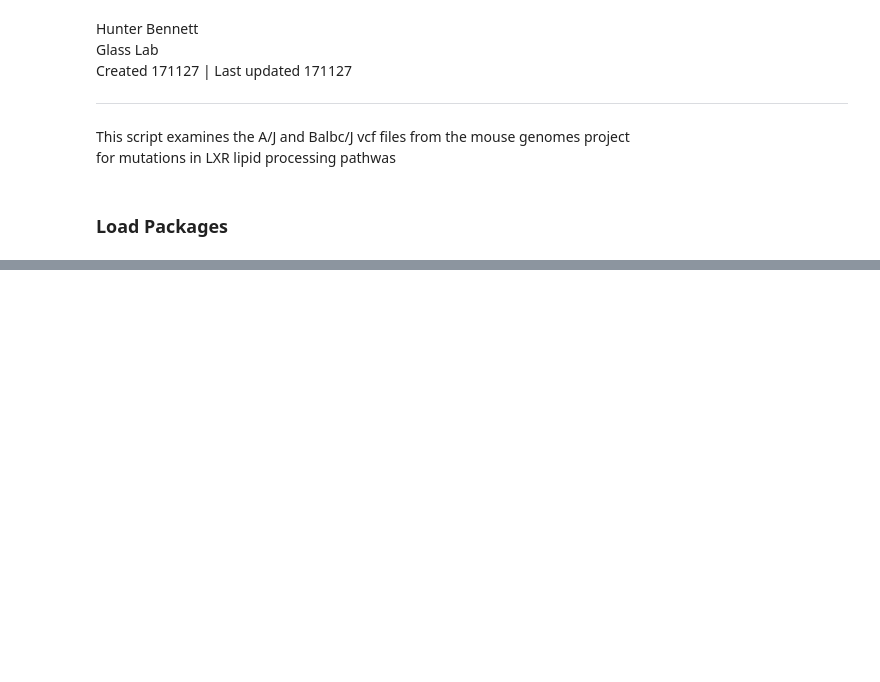
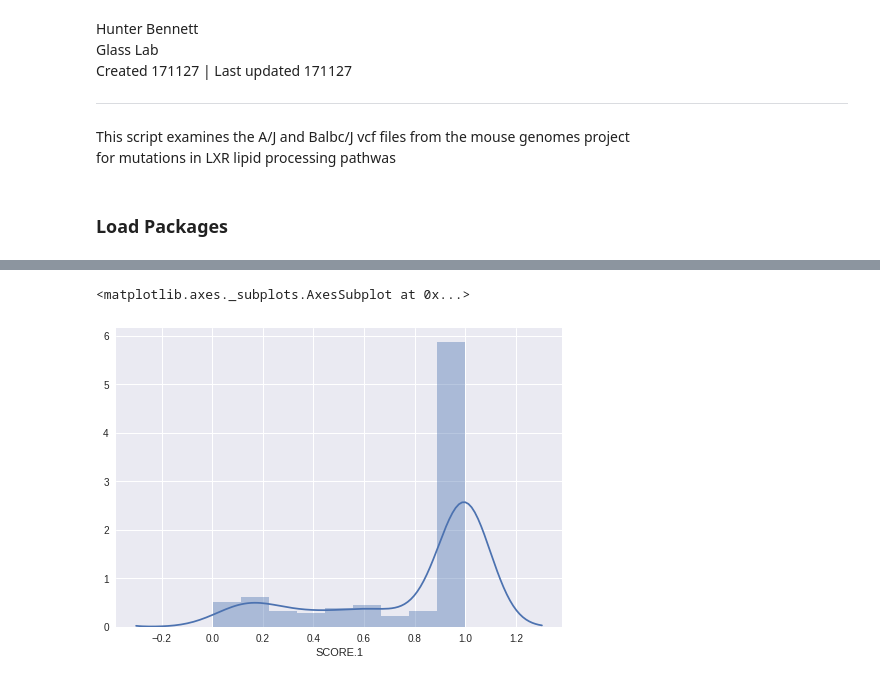
Before and after one commit to HunterBennett/liverStrains, a Jupyter notebook: results/171127_Strain_LXR_Pathway_SNPs.ipynb, the cells around one changed output, grey strips where cells are left out. Drawn from its saved outputs; the diff is of its cells as text; code cells hidden in the pictures; blank space fills up the shorter version.

```diff
--- a/results/171127_Strain_LXR_Pathway_SNPs.ipynb
+++ b/results/171127_Strain_LXR_Pathway_SNPs.ipynb
@@ -33,0 +352,5 @@ for i in vcfs:
+# %%
+sns.distplot(aj_prov['SCORE.1'].dropna())
+# %% [output]
+<matplotlib.axes._subplots.AxesSubplot at 0x...>
+[figure, added]
```
Also changed, not shown: parts of 36 cells of this notebook, 1 other file.
